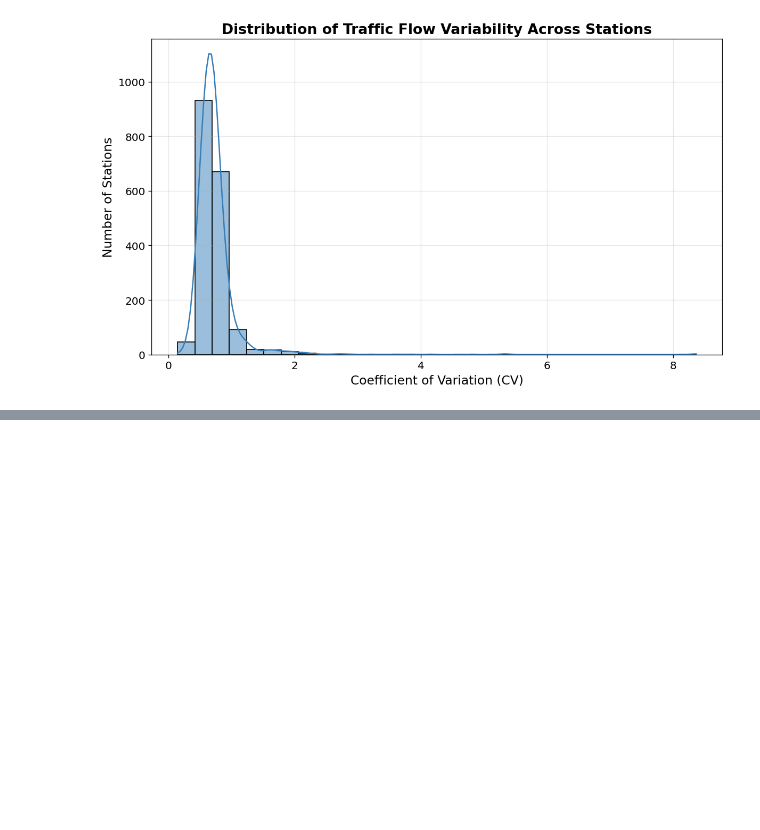
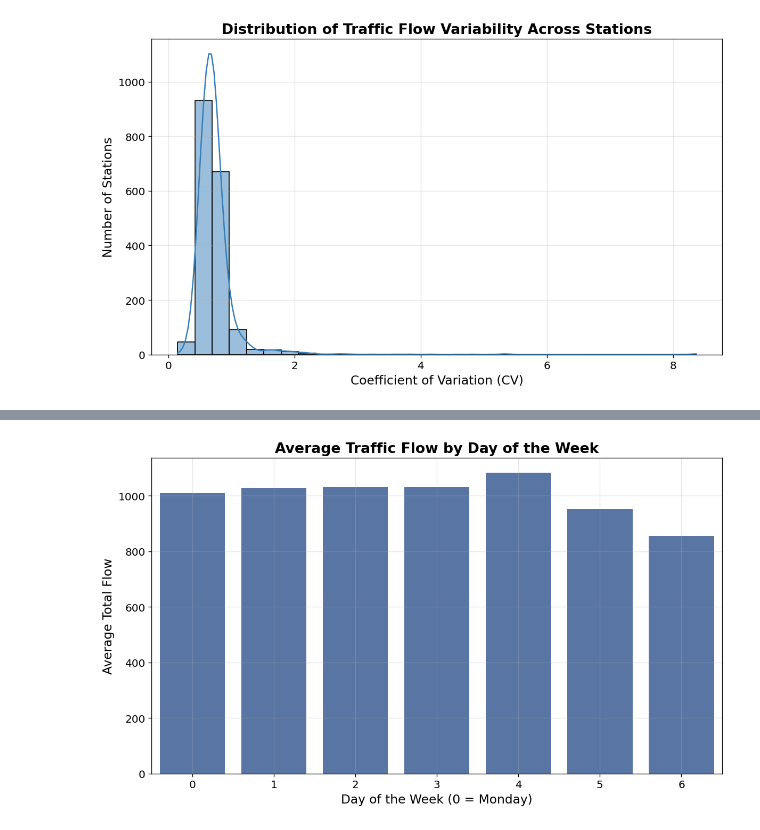
Before and after one commit to RichelCode/EV-Charging-Analysis, a Jupyter notebook: Model Comparisons.ipynb, the cells around one changed output, grey strips where cells are left out. Saved outputs shown, nothing was run; the diff lists cells and outputs as text; code cells hidden in the pictures; blank space fills up the shorter version.

```diff
--- a/Model Comparisons.ipynb
+++ b/Model Comparisons.ipynb
@@ -344,0 +366,15 @@ plt.show()
+# %%
+# Weekday traffic plot with consistent color and no warning
+plt.figure(figsize=(10, 6), dpi=120)
+sns.barplot(data=weekday_flow, x='Weekday', y='Total Flow', color="#4c72b0")  # professional muted blue
+
+plt.title('Average Traffic Flow by Day of the Week', fontsize=16, fontweight='bold')
+plt.xlabel('Day of the Week (0 = Monday)', fontsize=14)
+plt.ylabel('Average Total Flow', fontsize=14)
+plt.xticks(fontsize=12)
+plt.yticks(fontsize=12)
+plt.grid(alpha=0.3)
+plt.tight_layout()
+plt.show()
+# %% [output]
+[figure, added]
```
Also changed, not shown: parts of 10 cells of this notebook.
